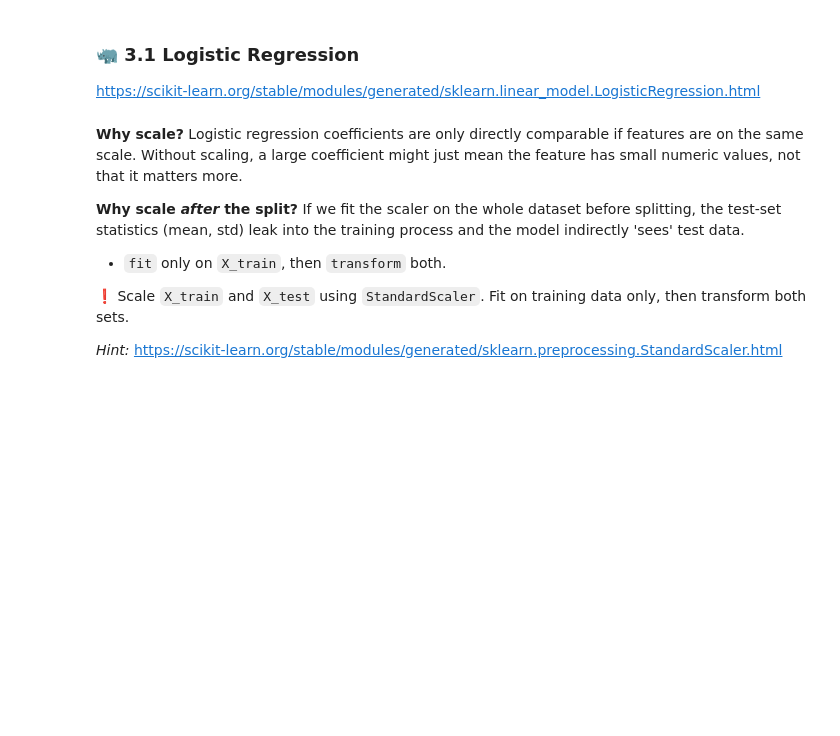
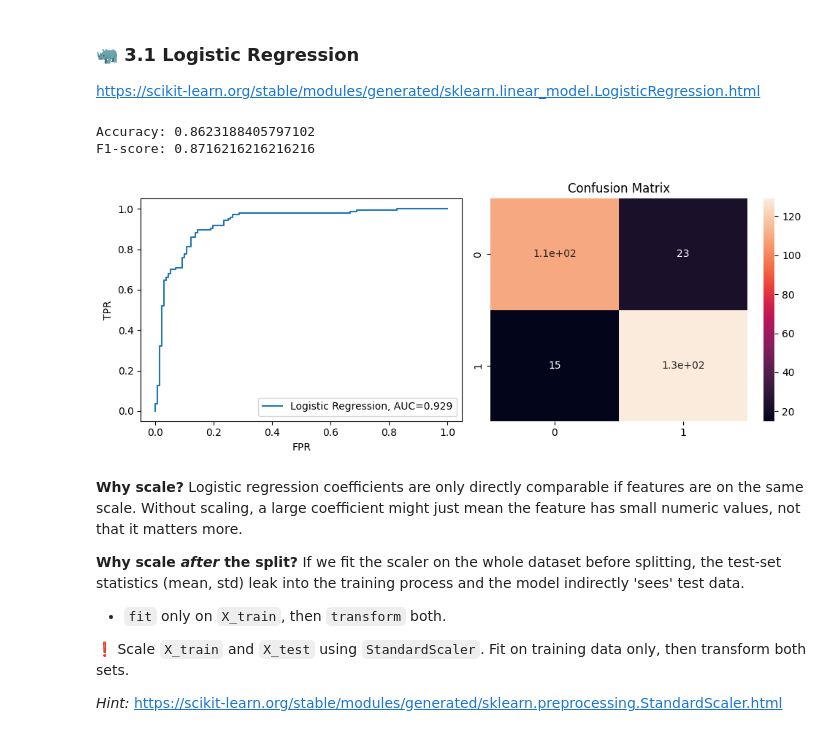
Before and after one commit to Sherry2024/AI4B-Labs, a Jupyter notebook: Lab_4/heart_disease_feature_importance_problem.ipynb, the cells around one changed output. Cells and saved outputs as stored; diff of their text form; code cells hidden in the pictures; blank space fills up the shorter version.

```diff
--- a/Lab_4/heart_disease_feature_importance_problem.ipynb
+++ b/Lab_4/heart_disease_feature_importance_problem.ipynb
@@ -105,22 +113,26 @@ https://scikit-learn.org/stable/modules/generated/sklearn.linear_model.LogisticR
 # %%
 from sklearn.metrics import f1_score
 
 X_train, X_test, y_train, y_test = train_test_split(X, y, test_size=0.30, random_state=17)
 
-lr_model = # Your code here...
-y_pred   = # Your code here...
+lr_model = LogisticRegression(max_iter=1000).fit(X_train, y_train)
+y_pred   = lr_model.predict(X_test)
 print('Accuracy:', accuracy_score(y_test, y_pred))
 print('F1-score:', f1_score(y_test, y_pred))
 
 fig, axes = plt.subplots(1, 2, figsize=(10, 4))
 probs = lr_model.predict_proba(X_test)
 fpr_v, tpr_v, _ = metrics.roc_curve(y_test, probs[:,1])
 auc = metrics.roc_auc_score(y_test, probs[:,1])
 axes[0].plot(fpr_v, tpr_v, label=f'Logistic Regression, AUC={auc:.3f}')
 axes[0].legend(loc=4); axes[0].set_xlabel('FPR'); axes[0].set_ylabel('TPR')
 sns.heatmap(confusion_matrix(y_test, y_pred), annot=True, ax=axes[1])
 axes[1].set_title('Confusion Matrix')
 fig.tight_layout(); plt.show()
+# %% [output]
+Accuracy: 0.8623188405797102
+F1-score: 0.8716216216216216
+[figure, added]
 # %% [markdown]
 **Why scale?** Logistic regression coefficients are only directly comparable if features are on the same scale. Without scaling, a large coefficient might just mean the feature has small numeric values, not that it matters more.
 
```
Also changed, not shown: parts of 2 cells of this notebook.
